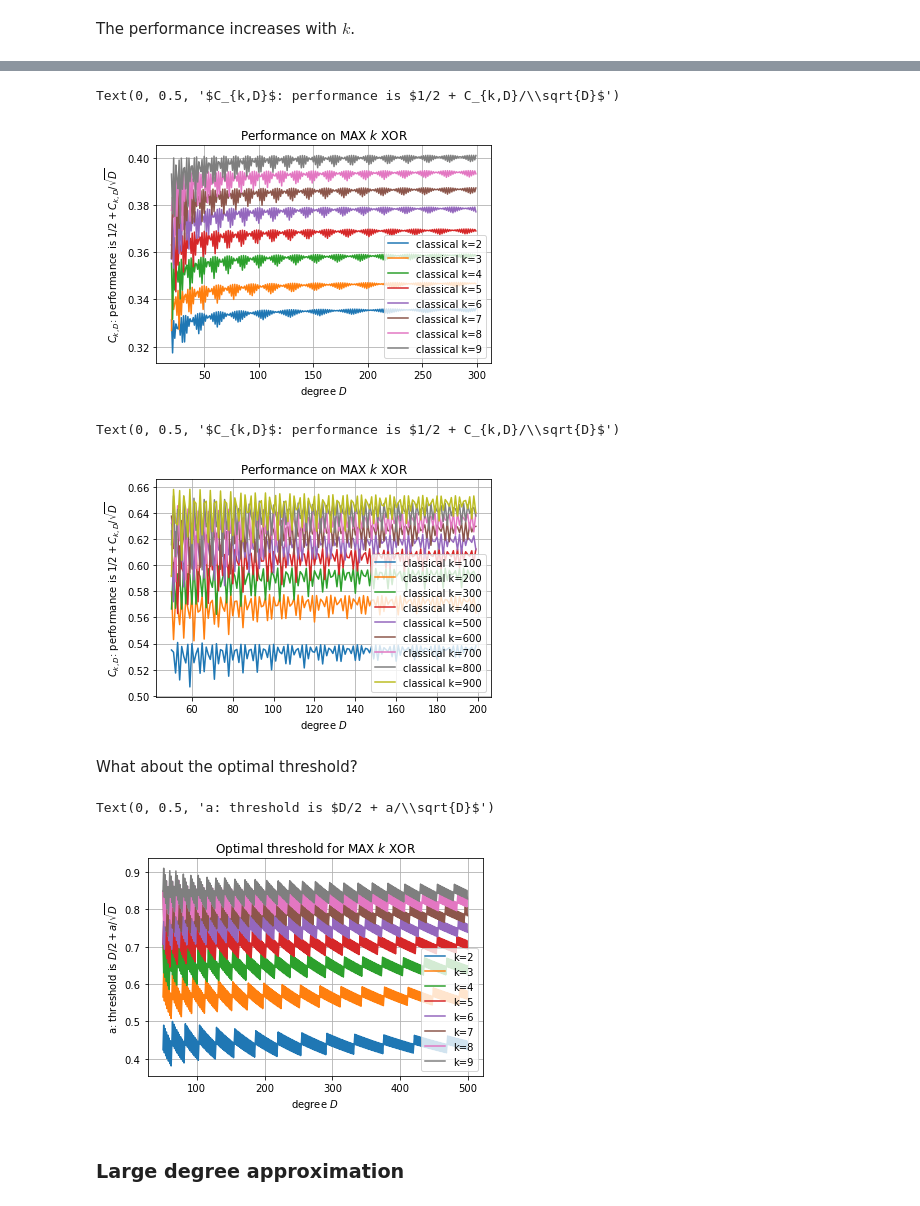
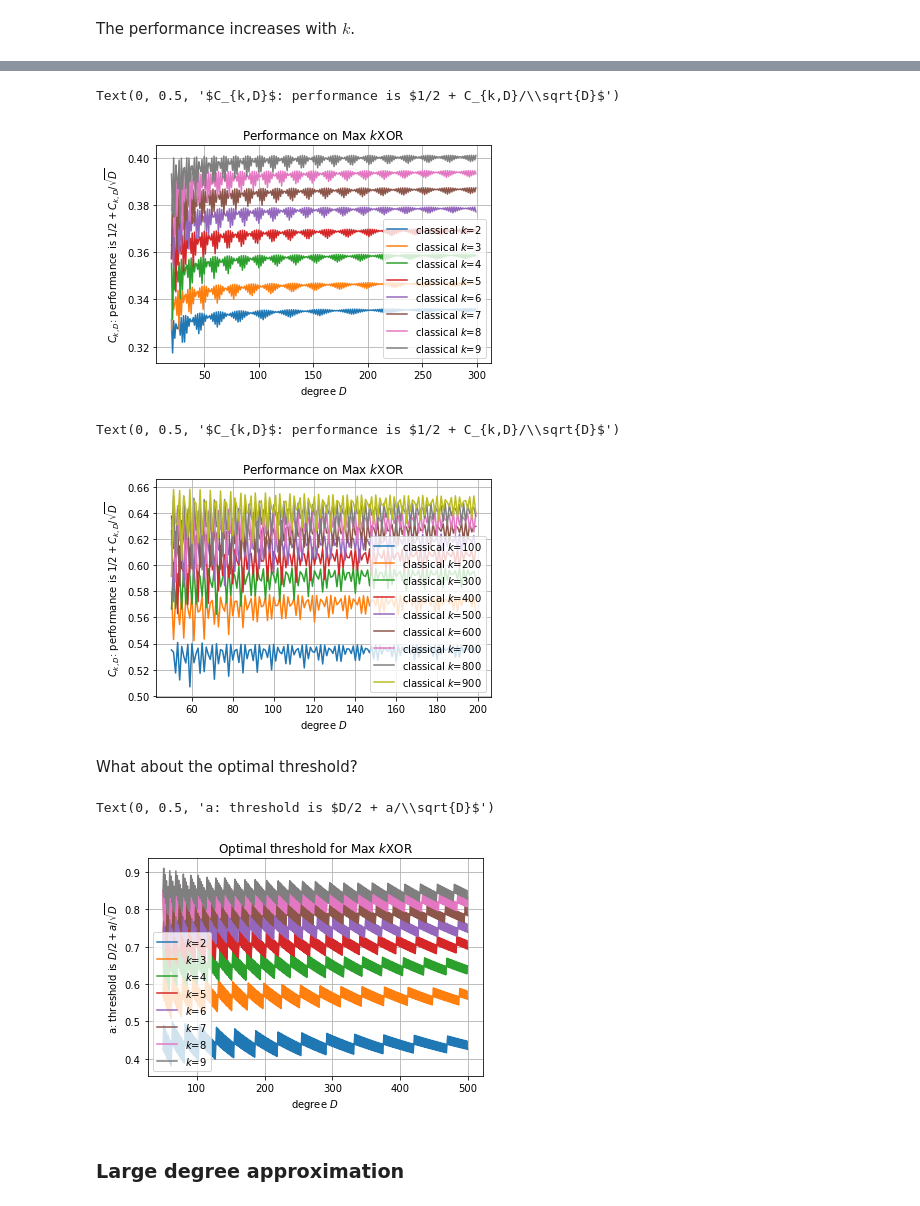
Before and after one commit to marwahaha/QuAIL-2021, a Jupyter notebook: maxkxor.ipynb, the cells around one changed output, grey strips where cells are left out. Drawn from its saved outputs; the diff is of its cells as text; code cells hidden in the pictures.

Commit message:
Re-ran figures

```diff
--- a/maxkxor.ipynb
+++ b/maxkxor.ipynb
@@ -174,12 +180,12 @@ What's the performance at $k=3$?
 # %%
 for D in [5, 10, 20, 30, 40, 80, 100, 300, 1000]:
     inps = np.array(list(range(-1, D+2)))
-    plt.plot((inps/D - 1/2)*D**0.5, [general_improvement(D, t, 3)*D**0.5 for t in inps], label="D=" + str(D))
+    plt.plot((inps/D - 1/2)*D**0.5, [general_improvement(D, t, 3)*D**0.5 for t in inps], label="$D$=" + str(D))
 
 plt.legend()
 plt.ylabel("$C_{3,D}$: performance is $1/2 + C_{3,D}/\sqrt{D}$")
 plt.xlabel("a: threshold is $D/2 + a/\sqrt{D}$")
 plt.xlim(-2, 2)
-plt.title("Performance of threshold algorithm for MAX 3 XOR")
+plt.title("Performance of threshold algorithm for Max 3XOR")
 plt.grid()
 # %% [output]
@@ -258,10 +264,10 @@ The performance increases with $k$.
 # %%
 inps = range(1, 200)
 for k in range(2, 4):
-    plt.plot(inps, [get_max(D, k)*D**0.5 for D in inps],label="classical k=" + str(k))
+    plt.plot(inps, [get_max(D, k)*D**0.5 for D in inps],label="classical $k$=" + str(k))
 plt.grid()
 plt.legend()
-plt.title("Performance on MAX $k$ XOR")
+plt.title("Performance on Max $k$XOR")
 plt.xlabel("degree $D$")
 plt.ylabel("$C_{k,D}$: performance is $1/2 + C_{k,D}/\sqrt{D}$")
 # %% [output]
@@ -270,41 +276,41 @@ Text(0, 0.5, '$C_{k,D}$: performance is $1/2 + C_{k,D}/\\sqrt{D}$')
 # %%
 inps = range(20, 300)
 for k in range(2, 10):
-    plt.plot(inps, [get_max(D, k)*D**0.5 for D in inps],label="classical k=" + str(k))
+    plt.plot(inps, [get_max(D, k)*D**0.5 for D in inps],label="classical $k$=" + str(k))
 plt.grid()
 plt.legend()
-plt.title("Performance on MAX $k$ XOR")
+plt.title("Performance on Max $k$XOR")
 plt.xlabel("degree $D$")
 plt.ylabel("$C_{k,D}$: performance is $1/2 + C_{k,D}/\sqrt{D}$")
 # %% [output]
 Text(0, 0.5, '$C_{k,D}$: performance is $1/2 + C_{k,D}/\\sqrt{D}$')
-[figure, old version]
+[figure, new version]
 # %%
 inps = range(50, 200)
 for k in range(100, 1000, 100):
-    plt.plot(inps, [get_max(D, k)*D**0.5 for D in inps],label="classical k=" + str(k))
+    plt.plot(inps, [get_max(D, k)*D**0.5 for D in inps],label="classical $k$=" + str(k))
 plt.grid()
 plt.legend()
-plt.title("Performance on MAX $k$ XOR")
+plt.title("Performance on Max $k$XOR")
 plt.xlabel("degree $D$")
 plt.ylabel("$C_{k,D}$: performance is $1/2 + C_{k,D}/\sqrt{D}$")
 # %% [output]
 Text(0, 0.5, '$C_{k,D}$: performance is $1/2 + C_{k,D}/\\sqrt{D}$')
-[figure, old version]
+[figure, new version]
 # %% [markdown]
 What about the optimal threshold?
 # %%
 inps = range(50, 500)
 for k in range(2,10):
-    plt.plot(inps, [abs(get_argmax(D, k) - D/2)/D**0.5 for D in inps], label='k=' + str(k))
+    plt.plot(inps, [abs(get_argmax(D, k) - D/2)/D**0.5 for D in inps], label='$k$=' + str(k))
 plt.grid()
 plt.legend()
-plt.title("Optimal threshold for MAX $k$ XOR")
+plt.title("Optimal threshold for Max $k$XOR")
 plt.xlabel("degree $D$")
 plt.ylabel("a: threshold is $D/2 + a/\sqrt{D}$")
 # %% [output]
 Text(0, 0.5, 'a: threshold is $D/2 + a/\\sqrt{D}$')
-[figure, old version]
+[figure, new version]
 # %% [markdown]
 ### Large degree approximation
 # %%
```
Also changed, not shown: parts of 45 cells of this notebook.
